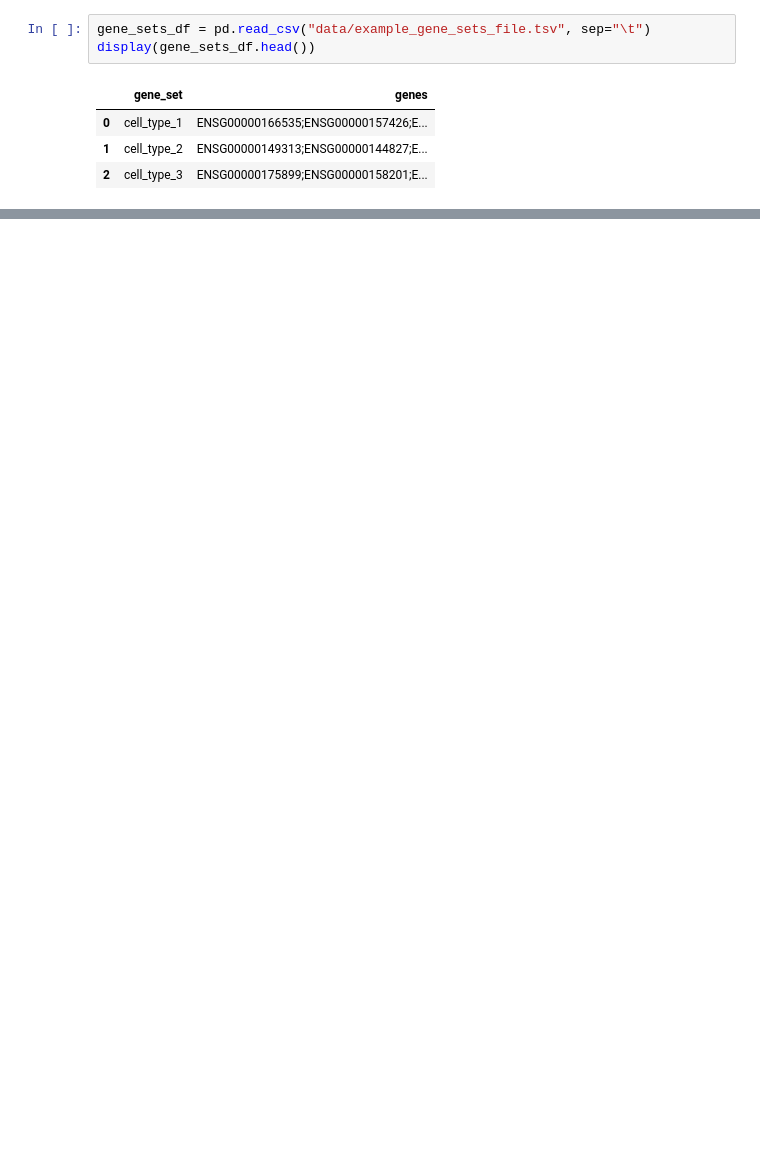
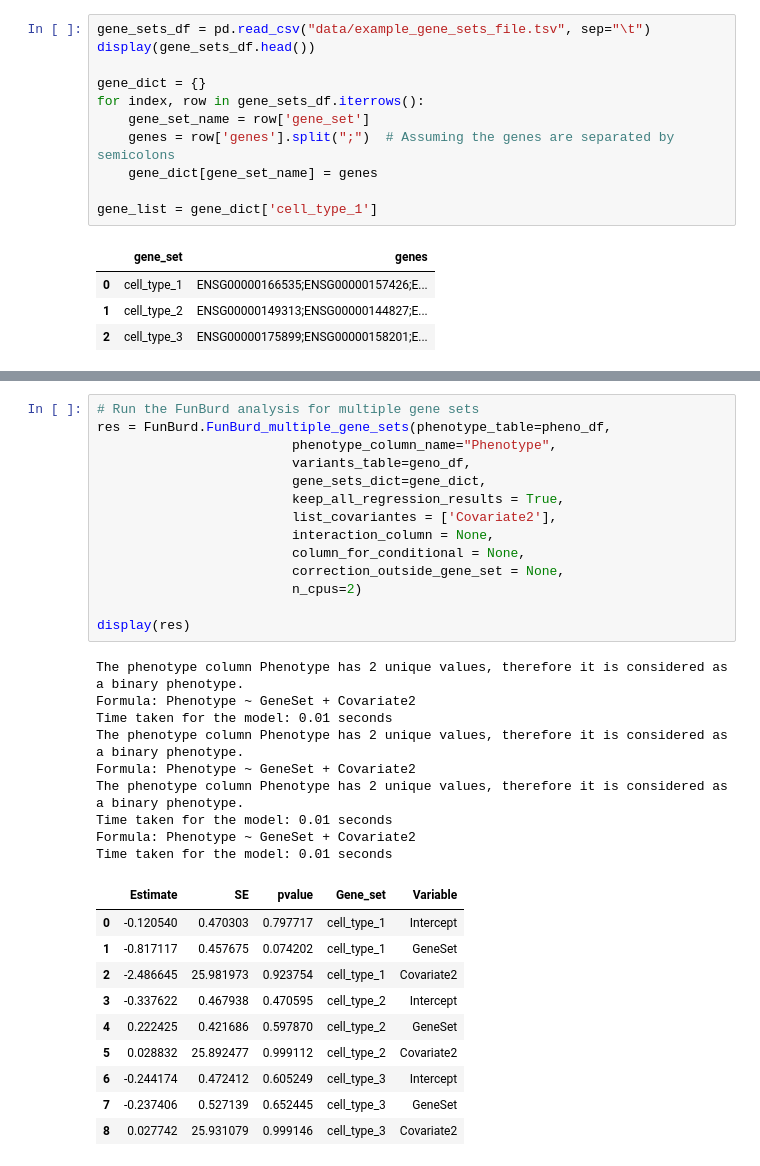
Before and after one commit to JacquemontLab/FunBurd, a Jupyter notebook: run_example_FunBurd.ipynb, the cells around one changed output, grey strips where cells are left out. Drawn from its saved outputs; the diff is of its cells as text; blank space fills up the shorter version.

Commit message:
Finish v1 multi_gene_set FunBurd

```diff
--- a/run_example_FunBurd.ipynb
+++ b/run_example_FunBurd.ipynb
@@ -28,6 +28,14 @@ display(geno_df.head())
 # %%
 gene_sets_df = pd.read_csv("data/example_gene_sets_file.tsv", sep="\t")
 display(gene_sets_df.head())
+
+gene_dict = {}
+for index, row in gene_sets_df.iterrows():
+    gene_set_name = row['gene_set']
+    genes = row['genes'].split(";")  # Assuming the genes are separated by semicolons
+    gene_dict[gene_set_name] = genes
+
+gene_list = gene_dict['cell_type_1']
 # %% [output]
 |  | gene_set | genes |
 | 0 | cell_type_1 | ENSG00000166535;ENSG00000157426;E... |
@@ -72,3 +75,37 @@ Formula: Phenotype ~ GeneSet + Covariate2
 | Intercept | -0.120540 | 0.470303 | 0.797717 |
 | GeneSet | -0.817117 | 0.457675 | 0.074202 |
 | Covariate2 | -2.486645 | 25.981973 | 0.923754 |
+# %%
+# Run the FunBurd analysis for multiple gene sets
+res = FunBurd.FunBurd_multiple_gene_sets(phenotype_table=pheno_df,
+                         phenotype_column_name="Phenotype",
+                         variants_table=geno_df,
+                         gene_sets_dict=gene_dict,
+                         keep_all_regression_results = True,
+                         list_covariantes = ['Covariate2'],
+                         interaction_column = None,
+                         column_for_conditional = None,
+                         correction_outside_gene_set = None,
+                         n_cpus=2)
+
+display(res)
+# %% [output]
+The phenotype column Phenotype has 2 unique values, therefore it is considered as a binary phenotype.
+Formula: Phenotype ~ GeneSet + Covariate2
+Time taken for the model: 0.01 seconds
+The phenotype column Phenotype has 2 unique values, therefore it is considered as a binary phenotype.
+Formula: Phenotype ~ GeneSet + Covariate2
+The phenotype column Phenotype has 2 unique values, therefore it is considered as a binary phenotype.
+Time taken for the model: 0.01 seconds
+Formula: Phenotype ~ GeneSet + Covariate2
+Time taken for the model: 0.01 seconds
+|  | Estimate | SE | pvalue | Gene_set | Variable |
+| 0 | -0.120540 | 0.470303 | 0.797717 | cell_type_1 | Intercept |
+| 1 | -0.817117 | 0.457675 | 0.074202 | cell_type_1 | GeneSet |
+| 2 | -2.486645 | 25.981973 | 0.923754 | cell_type_1 | Covariate2 |
+| 3 | -0.337622 | 0.467938 | 0.470595 | cell_type_2 | Intercept |
+| 4 | 0.222425 | 0.421686 | 0.597870 | cell_type_2 | GeneSet |
+| 5 | 0.028832 | 25.892477 | 0.999112 | cell_type_2 | Covariate2 |
+| 6 | -0.244174 | 0.472412 | 0.605249 | cell_type_3 | Intercept |
+| 7 | -0.237406 | 0.527139 | 0.652445 | cell_type_3 | GeneSet |
+| 8 | 0.027742 | 25.931079 | 0.999146 | cell_type_3 | Covariate2 |
```
Also changed, not shown: parts of 3 cells of this notebook, 1 other file.
